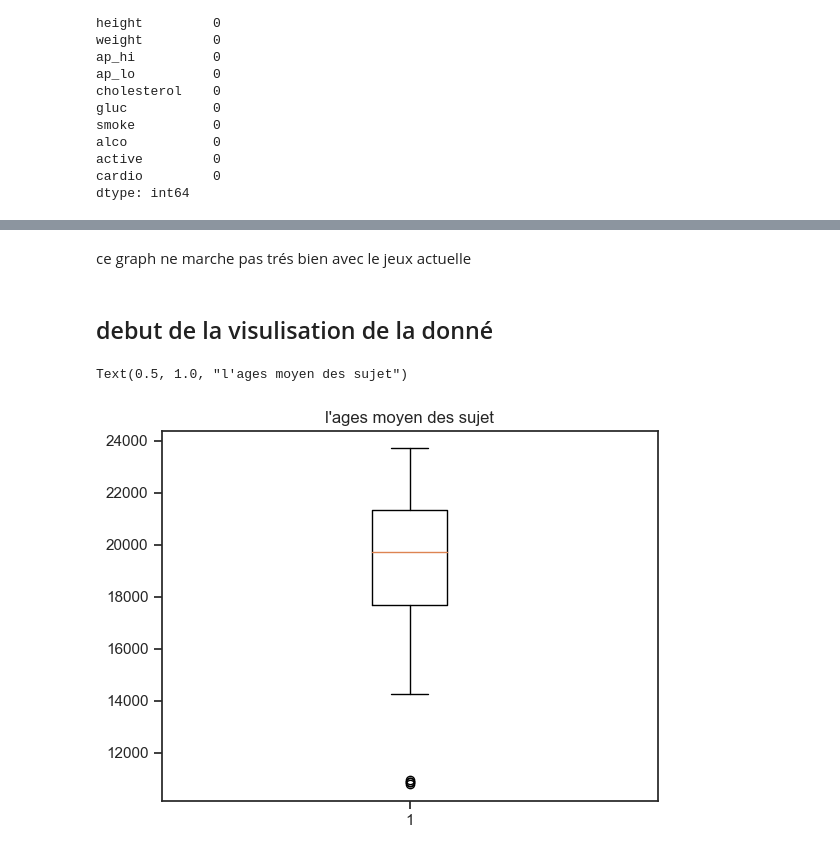
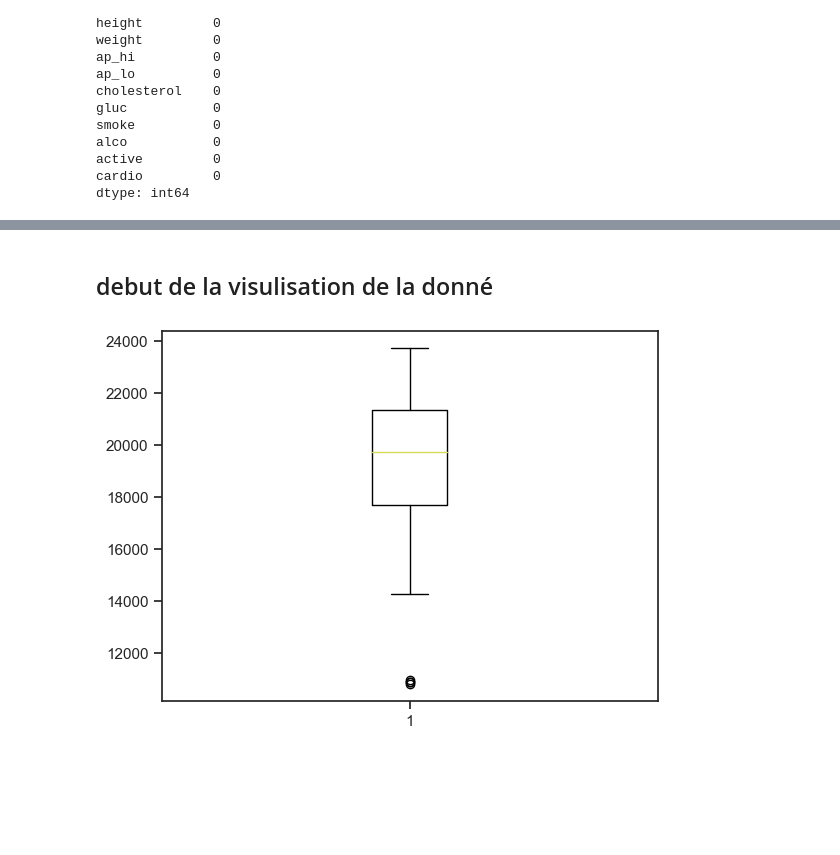
Before and after one commit to roux-michon-stehane/Cardiovasculaire-Risks, a Jupyter notebook: Cardiovasculaire_Risks_projet.ipynb, the cells around one changed output, grey strips where cells are left out. Drawn from its saved outputs; the diff is of its cells as text; code cells hidden in the pictures; blank space fills up the shorter version.

```diff
--- a/Cardiovasculaire_Risks_projet.ipynb
+++ b/Cardiovasculaire_Risks_projet.ipynb
@@ -41,5 +47,7 @@ df.describe()
 | 75% | 74889.250000 | 21327.000000 | 2.000000 | 170.000000 | 82.000000 | 140.000000 | 90.000000 | 2.000000 | 1.000000 | 0.000000 | 0.000000 | ... |
 | max | 99999.000000 | 23713.000000 | 2.000000 | 250.000000 | 200.000000 | 16020.000000 | 11000.000000 | 3.000000 | 3.000000 | 1.000000 | 1.000000 | ... |
 # %%
-sns.heatmap(df.corr() ,annot=True ,fmt='.1f' )
+sns.heatmap(df.corr() ,annot=True ,fmt='.1f', cmap= "RdBu")
+sns.set_theme(style="ticks", palette="hls")
+plt.savefig("1.png")
 # %% [output]
@@ -85,10 +77,8 @@ hist = ax.hist2d(df.height, df.weight)
-# %% [markdown]
-ce graph ne marche pas trés bien avec le jeux actuelle
 # %% [markdown]
 ## debut de la visulisation de la donné
 # %%
 plt.boxplot(df.age)
-plt.title("l'ages moyen des sujet")
+plt.savefig("age.png")
+plt.show()
 # %% [output]
-Text(0.5, 1.0, "l'ages moyen des sujet")
-[figure, old version]
+[figure, new version]
```
Also changed, not shown: parts of 46 cells of this notebook.
